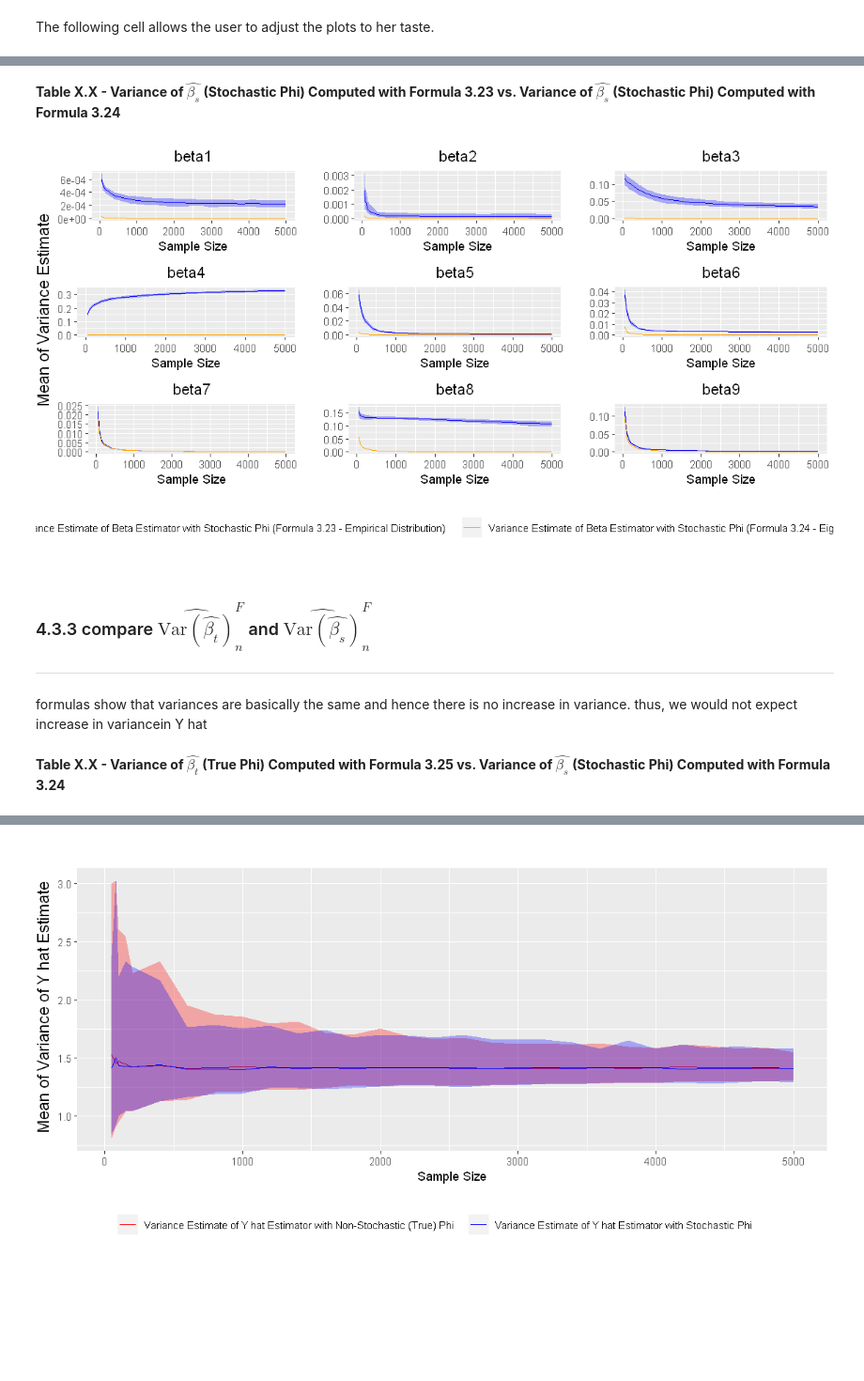
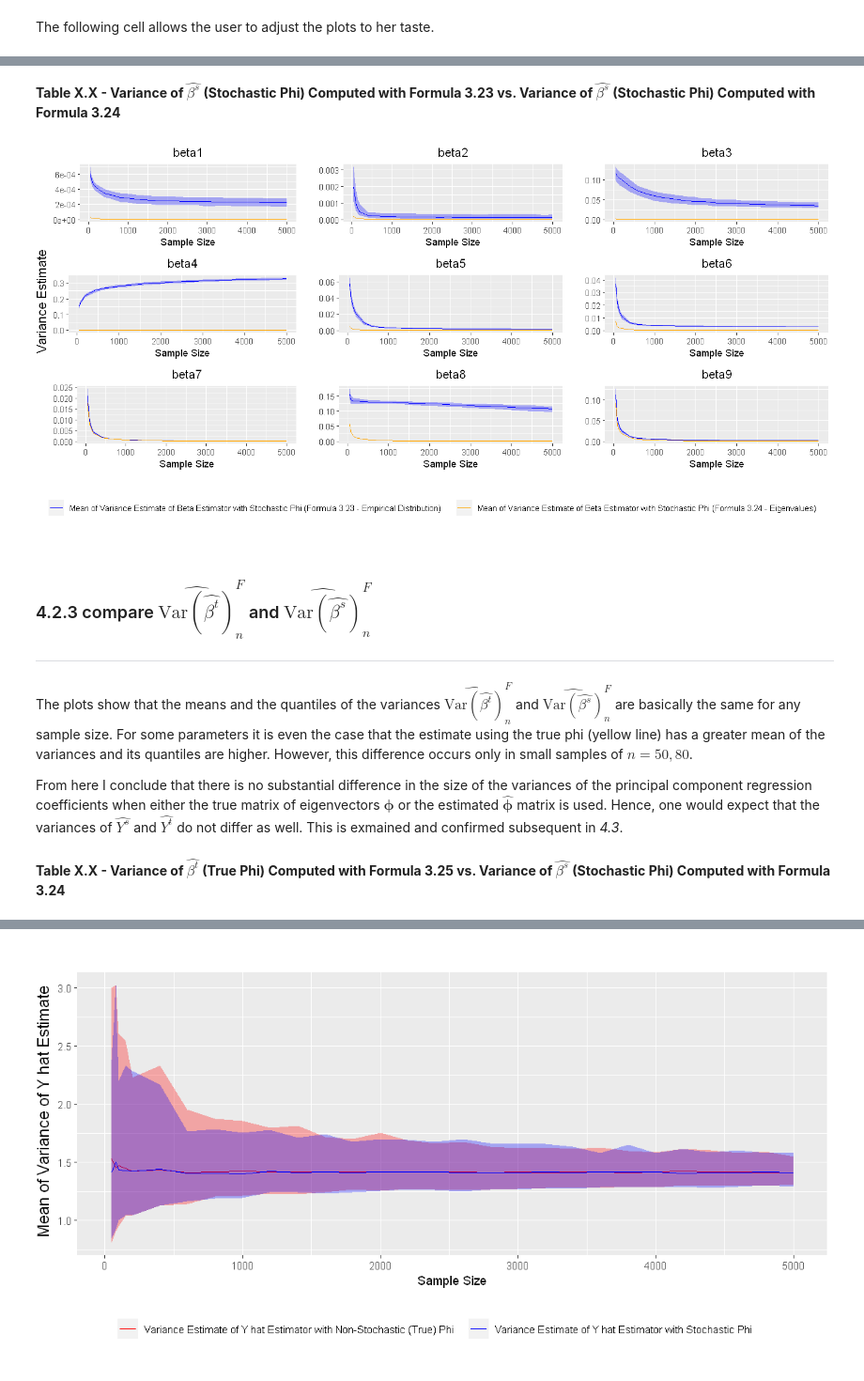
Before and after one commit to manuhuth/PCR-Parameter-Variance-Analysis, a Jupyter notebook: Notebooks/6Simulation.ipynb, the cells around one changed output, grey strips where cells are left out. Shown at 94% size. Cells and saved outputs as stored; diff of their text form; code cells hidden in the pictures; blank space fills up the shorter version.

```diff
--- a/Notebooks/6Simulation.ipynb
+++ b/Notebooks/6Simulation.ipynb
@@ -159,7 +120,7 @@ The following cell allows the user to adjust the plots to her taste.
 # %%
 #set up plot to your taste
 xlab <- 'Sample Size'
-ylab <- 'Mean of Variance Estimate'
+ylab <- 'Variance Estimate'
 numb_columns <- 3 #number of columns per plot
 col_prac_formula <- 'orange' #colour of the mean of the variance estimates of the estimates obtained by formula 3.24
 col_prac <- 'blue' #colour of the mean of the variance estimates of the estimates obtained by formula 3.23 using stochastic phis
@@ -193,20 +157,22 @@ from here I conclude that empirical distribution leads to 'wrong' results. with
 # %% [markdown]
-**Table X.X - Variance of $\hat{\beta_s}$ (Stochastic Phi) Computed with Formula 3.23 vs. Variance of $\hat{\beta_s}$ (Stochastic Phi) Computed with Formula 3.24**
+**Table X.X - Variance of $\hat{\beta^s}$ (Stochastic Phi) Computed with Formula 3.23 vs. Variance of $\hat{\beta^s}$ (Stochastic Phi) Computed with Formula 3.24**
 # %%
 plots_variance_CI(variance_plots_data = variance_plots_data_CI, first_method = 'beta_prac', second_method = 'beta_prac_formula',
                   colour_1 = col_prac, colour_2 = col_prac_formula, xlab_string = xlab, ylab_string = ylab,
-                  legend_df2 = 'Variance Estimate of Beta Estimator with Stochastic Phi (Formula 3.24 - Eigenvalues)',
-                  legend_df1 = 'Variance Estimate of Beta Estimator with Stochastic Phi (Formula 3.23 - Empirical Distribution)',
+                  legend_df2 = 'Mean of Variance Estimate of Beta Estimator with Stochastic Phi (Formula 3.24 - Eigenvalues)',
+                  legend_df1 = 'Mean of Variance Estimate of Beta Estimator with Stochastic Phi (Formula 3.23 - Empirical Distribution)',
                   numb_columns = numb_columns, sample_size = sample_size, subtitle = 'beta')
 # %% [output]
-[figure, old version]
+[figure, new version]
 # %% [markdown]
-### 4.3.3 compare $\widehat{\text{Var}(\hat{\beta_t})}^F_{n}$ and $\widehat{\text{Var}(\hat{\beta_s})}^F_{n}$
+### 4.2.3 compare $\widehat{\text{Var}(\hat{\beta^t})}^F_{n}$ and $\widehat{\text{Var}(\hat{\beta^s})}^F_{n}$
 ---
-# %% [markdown]
-formulas show that variances are basically the same and hence there is no increase in variance. thus, we would not expect increase in variancein Y hat
+# %% [markdown]
+The plots show that the means and the quantiles of the variances $\widehat{\text{Var}(\hat{\beta^t})}^F_{n}$ and $\widehat{\text{Var}(\hat{\beta^s})}^F_{n}$ are basically the same for any sample size. For some parameters it is even the case that the estimate using the true phi (yellow line) has a greater mean of the variances and its quantiles are higher. However, this difference occurs only in small samples of $n = 50, 80$.
+
+From here I conclude that there is no substantial difference in the size of the variances of the principal component regression coefficients when either the true matrix of eigenvectors $\pmb \phi$ or the estimated $\hat{\pmb \phi}$ matrix is used. Hence, one would expect that the variances of $\hat{Y^s}$ and $\hat{Y^t}$ do not differ as well. This is exmained and confirmed subsequent in *4.3*.
 # %% [markdown]
-**Table X.X - Variance of $\hat{\beta_t}$ (True Phi) Computed with Formula 3.25 vs. Variance of $\hat{\beta_s}$ (Stochastic Phi) Computed with Formula 3.24**
+**Table X.X - Variance of $\hat{\beta^t}$ (True Phi) Computed with Formula 3.25 vs. Variance of $\hat{\beta^s}$ (Stochastic Phi) Computed with Formula 3.24**
 # %%
 plots_variance_CI(variance_plots_data = variance_plots_data_CI, first_method = 'beta_theo_formula', second_method = 'beta_prac_formula',
                   colour_1 = col_theo_formula, colour_2 = col_prac_formula, xlab_string = xlab, ylab_string = ylab,
```
Also changed, not shown: parts of 23 cells of this notebook, 6 other files.
